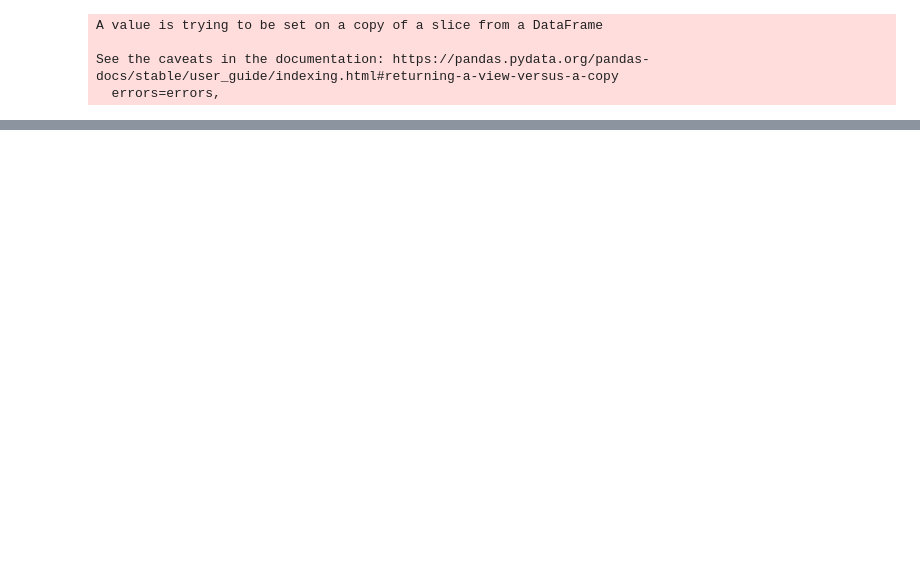
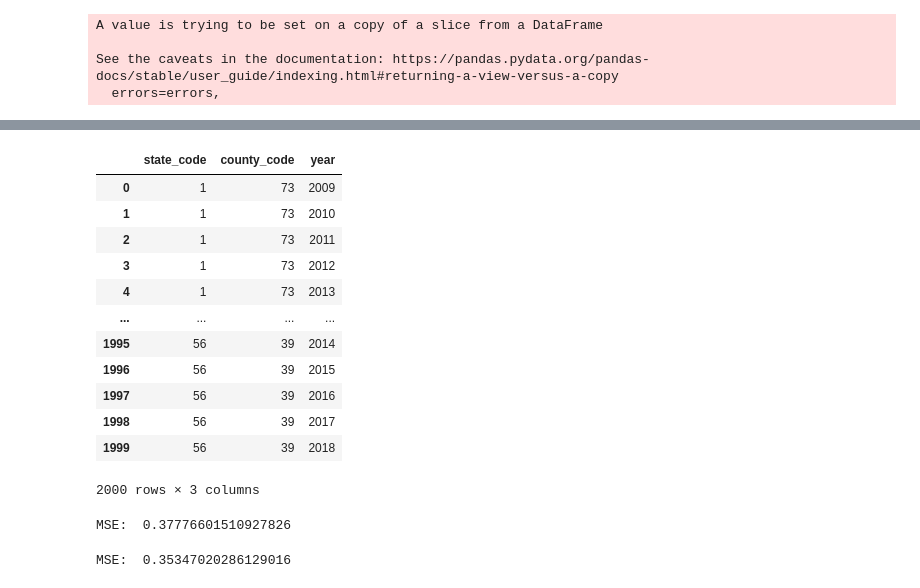
Before and after one commit to sjsucmpe272-fall21/CarbonScore, a Jupyter notebook: Carbon_Score.ipynb, the cells around one changed output, grey strips where cells are left out. Saved outputs shown, nothing was run; the diff lists cells and outputs as text; code cells hidden in the pictures; blank space fills up the shorter version.

```diff
--- a/Carbon_Score.ipynb
+++ b/Carbon_Score.ipynb
@@ -147,0 +164,2 @@ df_extract.head()
+# %%
+df_model_map = df_extract[["state_code", "county_code", "arithmetic_mean", "year"]]
@@ -202,0 +310,2 @@ MSE:  0.3846755143074041
+# %%
+df_g_map = df_model_map.groupby(["state_code", "county_code","year"])["arithmetic_mean"].mean().reset_index()
@@ -202,0 +326,24 @@ MSE:  0.3846755143074041
+# %%
+X_map = df_g_map.drop(["arithmetic_mean"], axis=1)
+y_map = df_g_map[["arithmetic_mean"]]
+# %%
+train_X_map = X_map[:2000]
+test_X_map = X_map[2000:]
+train_y_map = y_map[:2000]
+test_y_map = y_map[2000:]
+# %%
+train_X_map
+# %% [output]
+|  | state_code | county_code | year |
+| 0 | 1 | 73 | 2009 |
+| 1 | 1 | 73 | 2010 |
+| 2 | 1 | 73 | 2011 |
+| 3 | 1 | 73 | 2012 |
+| 4 | 1 | 73 | 2013 |
+| ... | ... | ... | ... |
+| 1995 | 56 | 39 | 2014 |
+| 1996 | 56 | 39 | 2015 |
+| 1997 | 56 | 39 | 2016 |
+| 1998 | 56 | 39 | 2017 |
+| 1999 | 56 | 39 | 2018 |
+2000 rows × 3 columns
@@ -202,0 +365,14 @@ MSE:  0.3846755143074041
+# %%
+gbr_map = GradientBoostingRegressor()
+gbr_map.fit(train_scaled_map, train_y_map)
+pred2 = gbr_map.predict(test_scaled_map)
+print("MSE: ", mean_squared_error(pred2, test_y_map))
+# %% [output]
+MSE:  0.37776601510927826
+# %%
+rfr = RandomForestRegressor()
+rfr.fit(train_scaled_map, train_y_map)
+pred2 = rfr.predict(test_scaled_map)
+print("MSE: ", mean_squared_error(pred2, test_y_map))
+# %% [output]
+MSE:  0.35347020286129016
```
Also changed, not shown: parts of 82 cells of this notebook.
